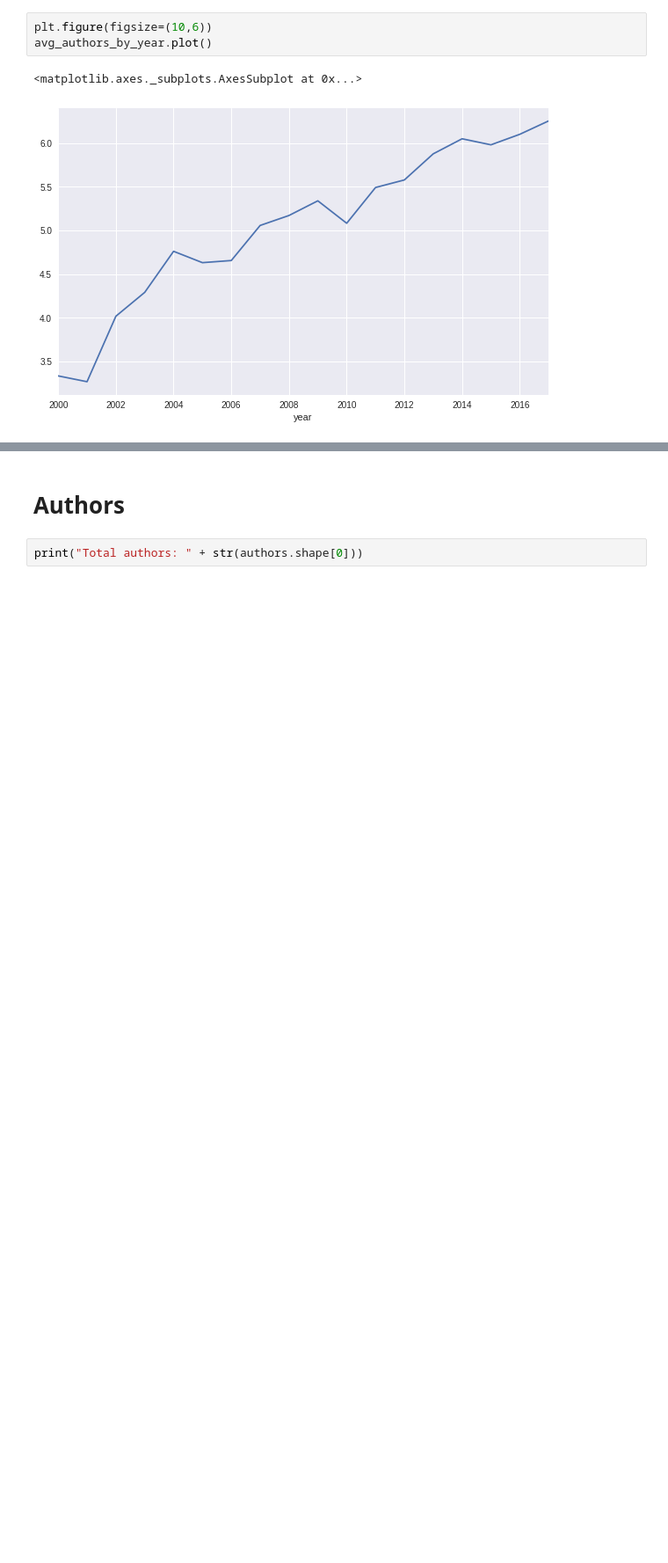
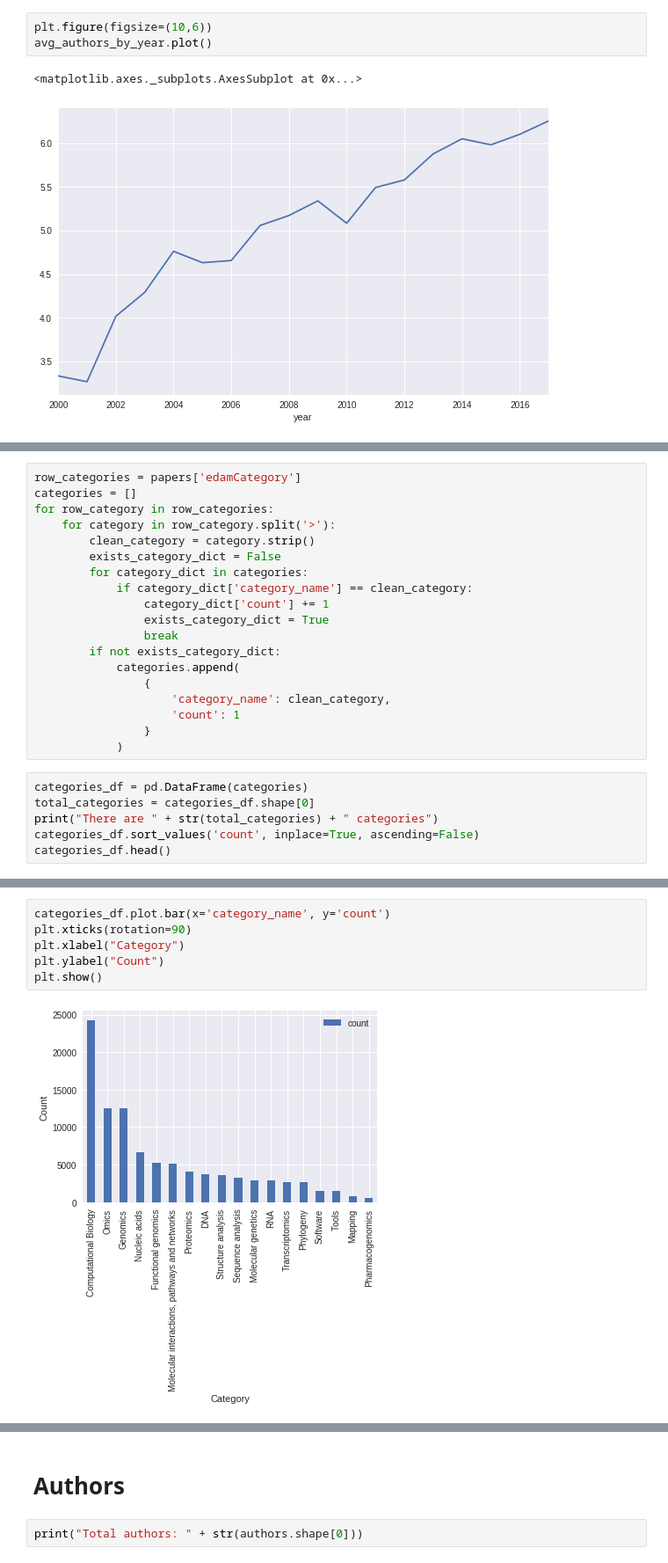
Before and after one commit to social-link-analytics-group-bsc/gender_bioinfo, a Jupyter notebook: analysis/gender_bias_analysis.ipynb, the cells around one changed output, grey strips where cells are left out. Shown: that part at 88% size. Drawn from its saved outputs; the diff is of its cells as text; blank space fills up the shorter version.

```diff
--- a/analysis/gender_bias_analysis.ipynb
+++ b/analysis/gender_bias_analysis.ipynb
@@ -107,0 +108,25 @@ avg_authors_by_year.plot()
+# %%
+row_categories = papers['edamCategory']
+categories = []
+for row_category in row_categories:
+    for category in row_category.split('>'):
+        clean_category = category.strip()
+        exists_category_dict = False
+        for category_dict in categories:
+            if category_dict['category_name'] == clean_category:
+                category_dict['count'] += 1
+                exists_category_dict = True
+                break
+        if not exists_category_dict:
+            categories.append(
+                {
+                    'category_name': clean_category,
+                    'count': 1
+                }
+            )
+# %%
+categories_df = pd.DataFrame(categories)
+total_categories = categories_df.shape[0]
+print("There are " + str(total_categories) + " categories")
+categories_df.sort_values('count', inplace=True, ascending=False)
+categories_df.head()
@@ -108 +141,9 @@ avg_authors_by_year.plot()
+# %%
+categories_df.plot.bar(x='category_name', y='count')
+plt.xticks(rotation=90)
+plt.xlabel("Category")
+plt.ylabel("Count")
+plt.show()
+# %% [output]
+[figure, added]
 # %% [markdown]
```
Also changed, not shown: parts of 26 cells of this notebook.
